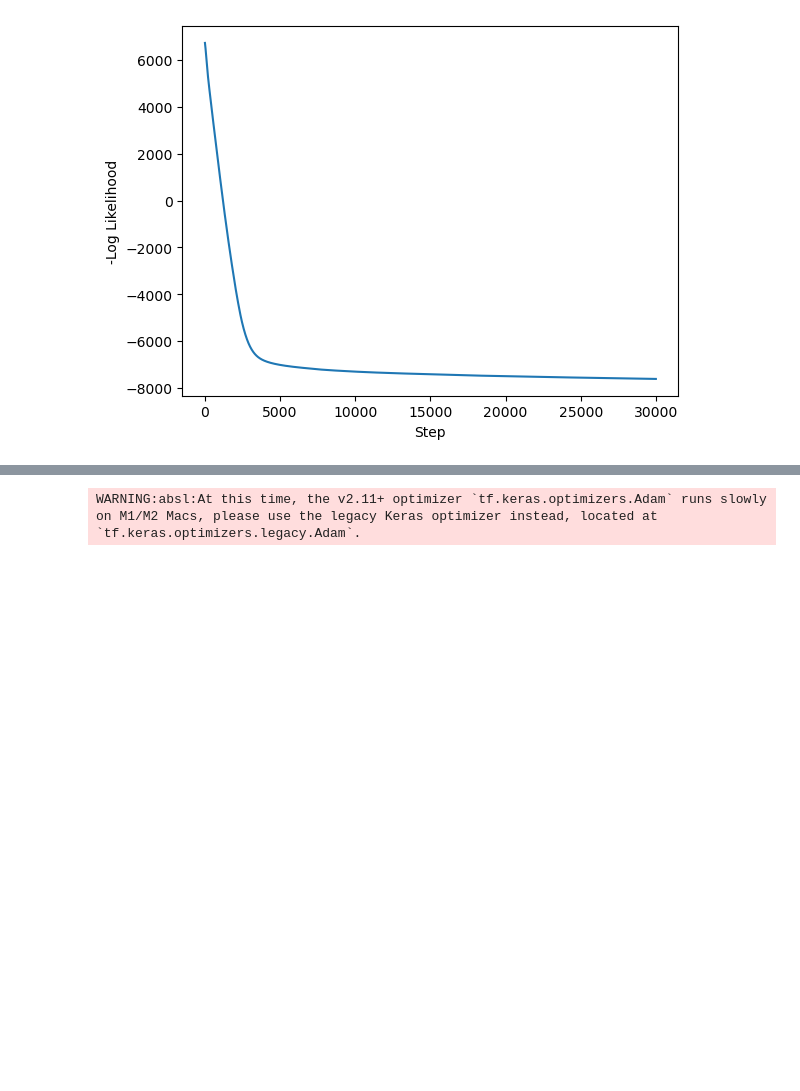
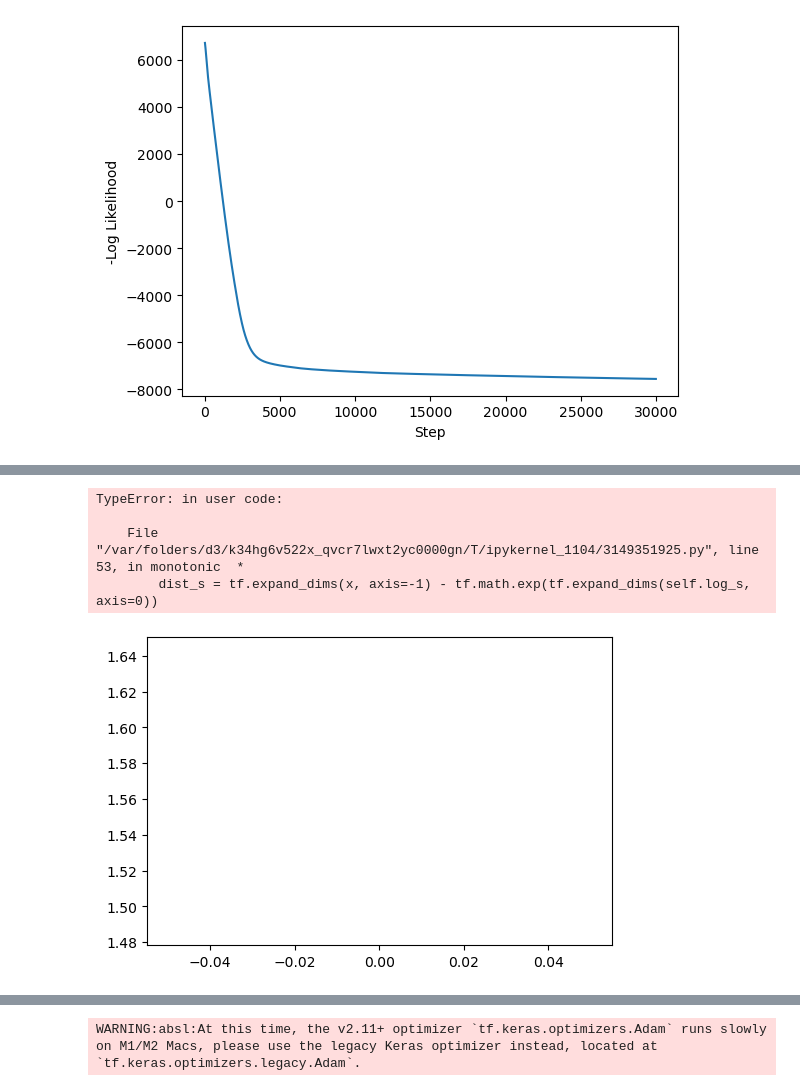
Before and after one commit to Nakshatra120/nhmds, a Jupyter notebook: Correlated Noise copy.ipynb, the cells around one changed output, grey strips where cells are left out. Drawn from its saved outputs; the diff is of its cells as text; code cells hidden in the pictures; blank space fills up the shorter version.

```diff
--- a/Correlated Noise copy.ipynb
+++ b/Correlated Noise copy.ipynb
@@ -733,3 +720,19 @@ plt.show()
+# %%
+plt.figure(figsize=(6, 4))
+plt.plot(dmat[i][j], 10*np.sin(np.pi/20),     label='Ground-truth sinusoid', lw=2)
+plt.plot(dmat[i][j], nmHMDS_noisy.monotonic(dmat[i][j]),      label='Learned monotone $f$', lw=2)
+plt.xlabel('Input distance  (normalised)')
+plt.ylabel('Transformed distance')
+plt.title('True vs learned monotonic transformation')
+plt.legend()
+plt.tight_layout()
+plt.show()
+# %% [output]
+TypeError: in user code:
+
+    File "/var/folders/d3/k34hg6v522x_qvcr7lwxt2yc0000gn/T/ipykernel_1104/3149351925.py", line 53, in monotonic  *
+        dist_s = tf.expand_dims(x, axis=-1) - tf.math.exp(tf.expand_dims(self.log_s, axis=0))
+[figure, added]
 # %%
 embedding_fit_metrics(Noisy_dmat[np.triu_indices(nmHMDS_noisy.N,k=1)],nmHMDS_noisy.pairwise_dist_lorentz().numpy()[np.triu_indices(nmHMDS_noisy.N,k=1)])
 # %% [output]
```
Also changed, not shown: parts of 55 cells of this notebook, 4 other files.
